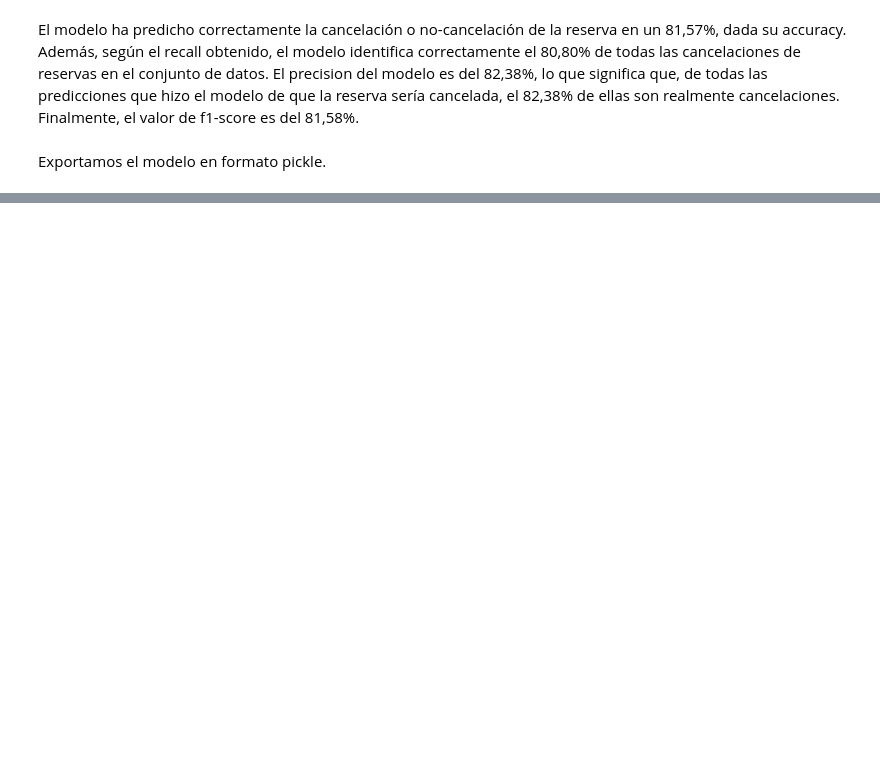
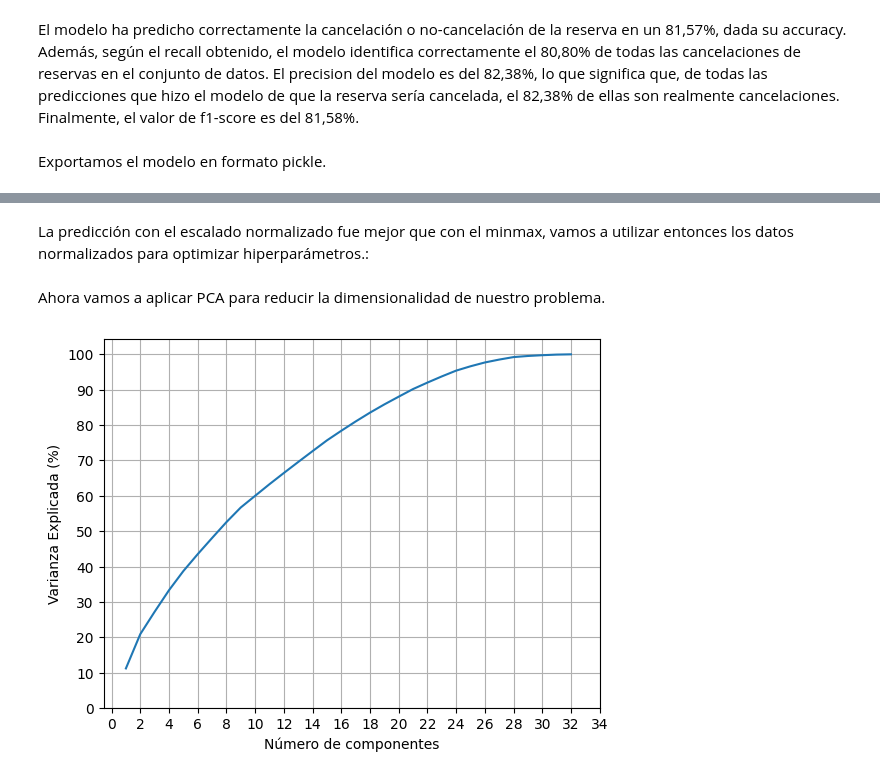
Before and after one commit to mrinkspot/Data-Science-and-Machine-Learning-Projects, a Jupyter notebook: 7506R_TP1_GRUPO20_CHP3_ENTREGA_N1.ipynb, the cells around one changed output, grey strips where cells are left out. Cells and saved outputs as stored; diff of their text form; code cells hidden in the pictures; blank space fills up the shorter version.

```diff
--- a/7506R_TP1_GRUPO20_CHP3_ENTREGA_N1.ipynb
+++ b/7506R_TP1_GRUPO20_CHP3_ENTREGA_N1.ipynb
@@ -861,0 +994,26 @@ with open('models/knn/knn_model.pickle', 'wb') as archivo:
+# %% [markdown]
+La predicción con el escalado normalizado fue mejor que con el minmax, vamos a utilizar entonces los datos normalizados para optimizar hiperparámetros.:
+# %% [markdown]
+Ahora vamos a aplicar PCA para reducir la dimensionalidad de nuestro problema.
+# %%
+from sklearn.preprocessing import StandardScaler
+from sklearn.decomposition import PCA
+
+# PCA sobre los datos escalados
+pca = PCA(n_components = None)
+pca.fit(x_train_norm)
+
+#Cantidad de Componentes
+componentes = len(pca.explained_variance_ratio_)
+
+#Grafico la Varianza Explicada
+plt.plot(range(1,componentes+1), np.cumsum(pca.explained_variance_ratio_ * 100))
+plt.xlabel("Número de componentes")
+plt.xticks(range(0,36,2))
+plt.yticks(range(0,101,10))
+plt.ylabel("Varianza Explicada (%)")
+# Agregar una grilla al gráfico
+plt.grid()
+plt.show()
+# %% [output]
+[figure, added]
```
Also changed, not shown: parts of 50 cells of this notebook.
